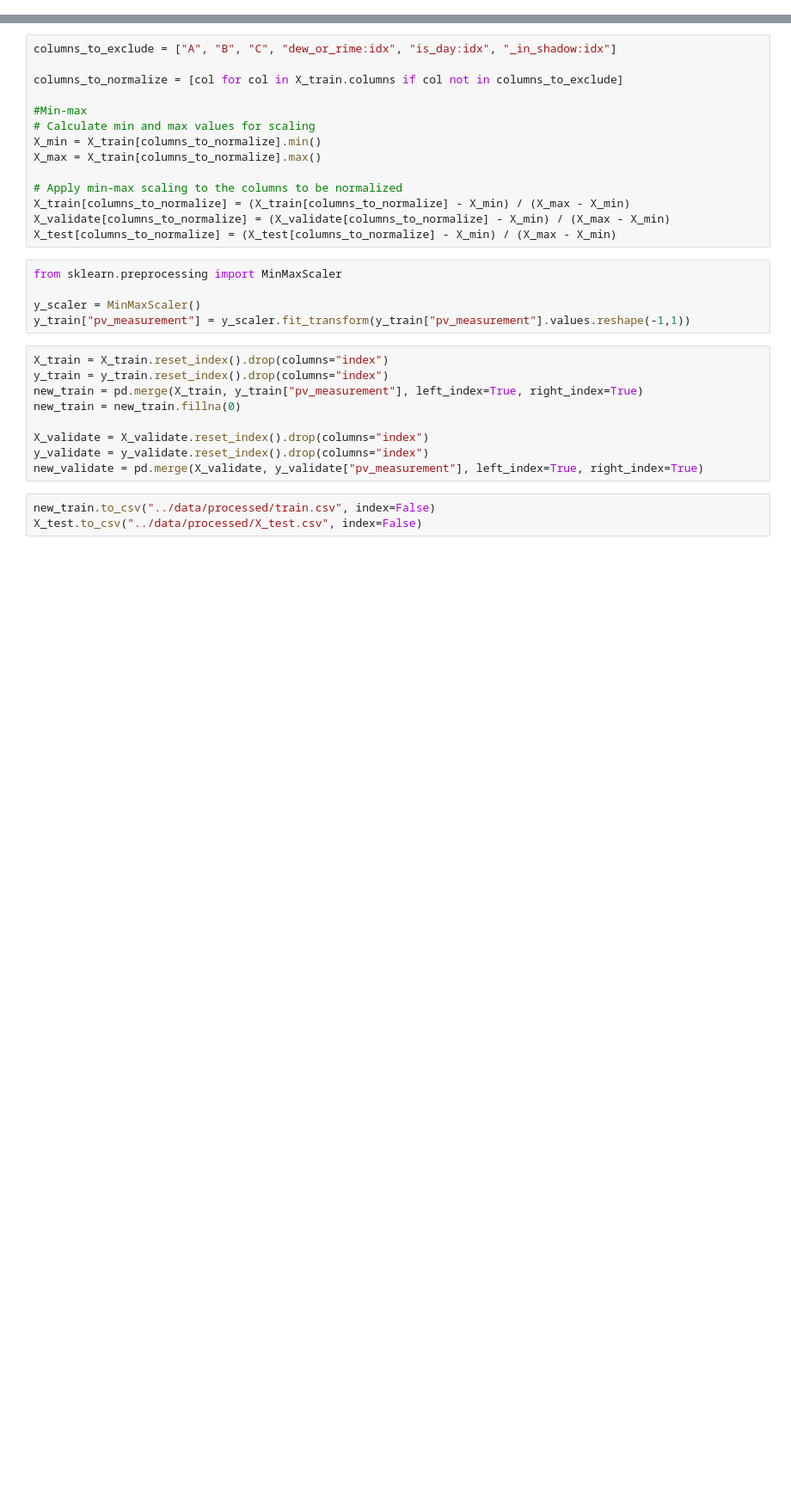
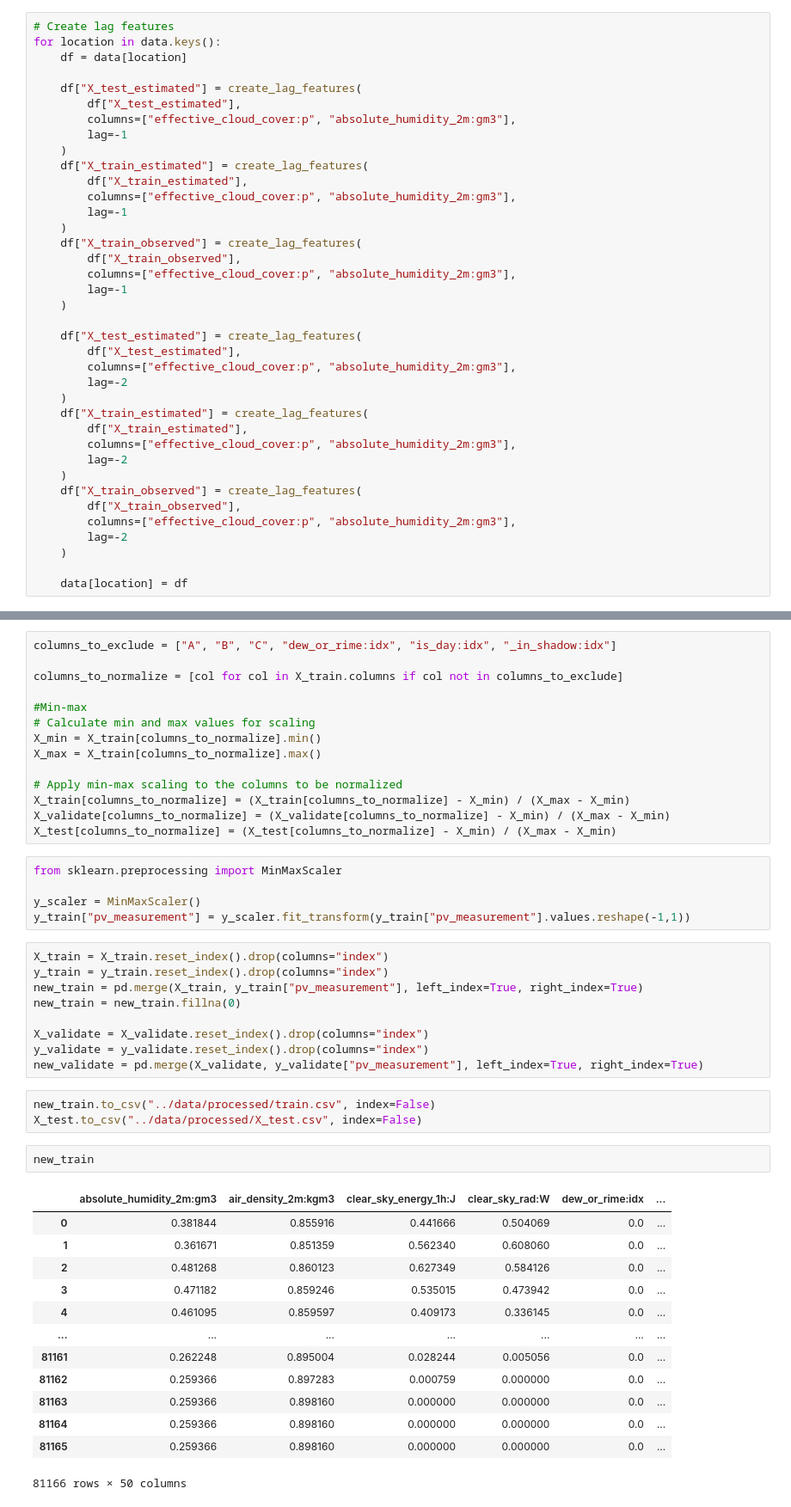
Before and after one commit to mathiasraa/tdt4173-forecasting, a Jupyter notebook: notebooks/h2o_clean.ipynb, the cells around one changed output, grey strips where cells are left out. Shown at 86% size. Cells and saved outputs as stored; diff of their text form; blank space fills up the shorter version.

```diff
--- a/notebooks/h2o_clean.ipynb
+++ b/notebooks/h2o_clean.ipynb
@@ -80,3 +102,41 @@ for location in data.keys():
+# %%
+# Create lag features
+for location in data.keys():
+    df = data[location]
+
+    df["X_test_estimated"] = create_lag_features(
+        df["X_test_estimated"],
+        columns=["effective_cloud_cover:p", "absolute_humidity_2m:gm3"],
+        lag=-1
+    )
+    df["X_train_estimated"] = create_lag_features(
+        df["X_train_estimated"],
+        columns=["effective_cloud_cover:p", "absolute_humidity_2m:gm3"],
+        lag=-1
+    )
+    df["X_train_observed"] = create_lag_features(
+        df["X_train_observed"],
+        columns=["effective_cloud_cover:p", "absolute_humidity_2m:gm3"],
+        lag=-1
+    )
+
+    df["X_test_estimated"] = create_lag_features(
+        df["X_test_estimated"],
+        columns=["effective_cloud_cover:p", "absolute_humidity_2m:gm3"],
+        lag=-2
+    )
+    df["X_train_estimated"] = create_lag_features(
+        df["X_train_estimated"],
+        columns=["effective_cloud_cover:p", "absolute_humidity_2m:gm3"],
+        lag=-2
+    )
+    df["X_train_observed"] = create_lag_features(
+        df["X_train_observed"],
+        columns=["effective_cloud_cover:p", "absolute_humidity_2m:gm3"],
+        lag=-2
+    )
+
+    data[location] = df
 # %%
 # Function that returns train_targets, observed and estimated sets left after filtering away NaN
 def drop_nan_rows_in_target_and_train(df):
@@ -246,3 +306,19 @@ new_validate = pd.merge(X_validate, y_validate["pv_measurement"], left_index=Tru
 # %%
 new_train.to_csv("../data/processed/train.csv", index=False)
 X_test.to_csv("../data/processed/X_test.csv", index=False)
+# %%
+new_train
+# %% [output]
+|  | absolute_humidity_2m:gm3 | air_density_2m:kgm3 | clear_sky_energy_1h:J | clear_sky_rad:W | dew_or_rime:idx | ... |
+| 0 | 0.381844 | 0.855916 | 0.441666 | 0.504069 | 0.0 | ... |
+| 1 | 0.361671 | 0.851359 | 0.562340 | 0.608060 | 0.0 | ... |
+| 2 | 0.481268 | 0.860123 | 0.627349 | 0.584126 | 0.0 | ... |
+| 3 | 0.471182 | 0.859246 | 0.535015 | 0.473942 | 0.0 | ... |
+| 4 | 0.461095 | 0.859597 | 0.409173 | 0.336145 | 0.0 | ... |
+| ... | ... | ... | ... | ... | ... | ... |
+| 81161 | 0.262248 | 0.895004 | 0.028244 | 0.005056 | 0.0 | ... |
+| 81162 | 0.259366 | 0.897283 | 0.000759 | 0.000000 | 0.0 | ... |
+| 81163 | 0.259366 | 0.898160 | 0.000000 | 0.000000 | 0.0 | ... |
+| 81164 | 0.259366 | 0.898160 | 0.000000 | 0.000000 | 0.0 | ... |
+| 81165 | 0.259366 | 0.898160 | 0.000000 | 0.000000 | 0.0 | ... |
+81166 rows × 50 columns
```
Also changed, not shown: parts of 4 cells of this notebook, 2 other files.
